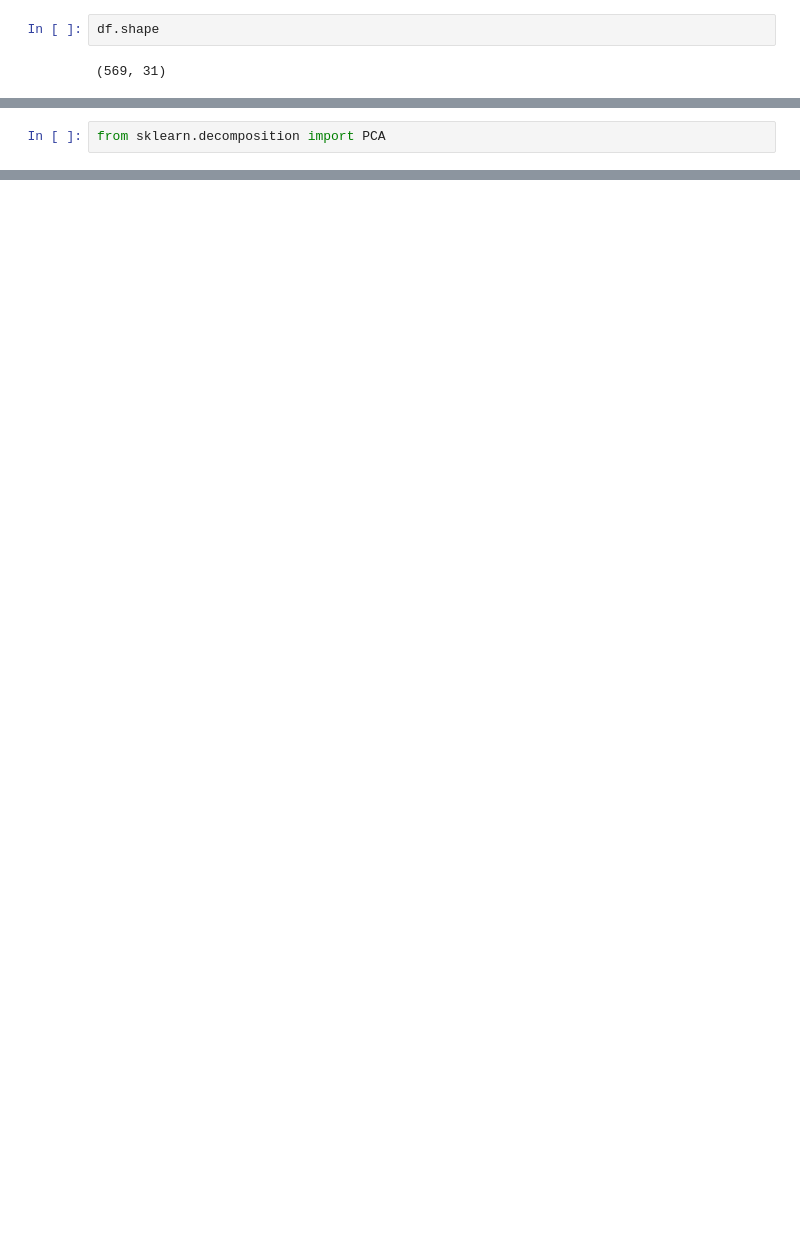
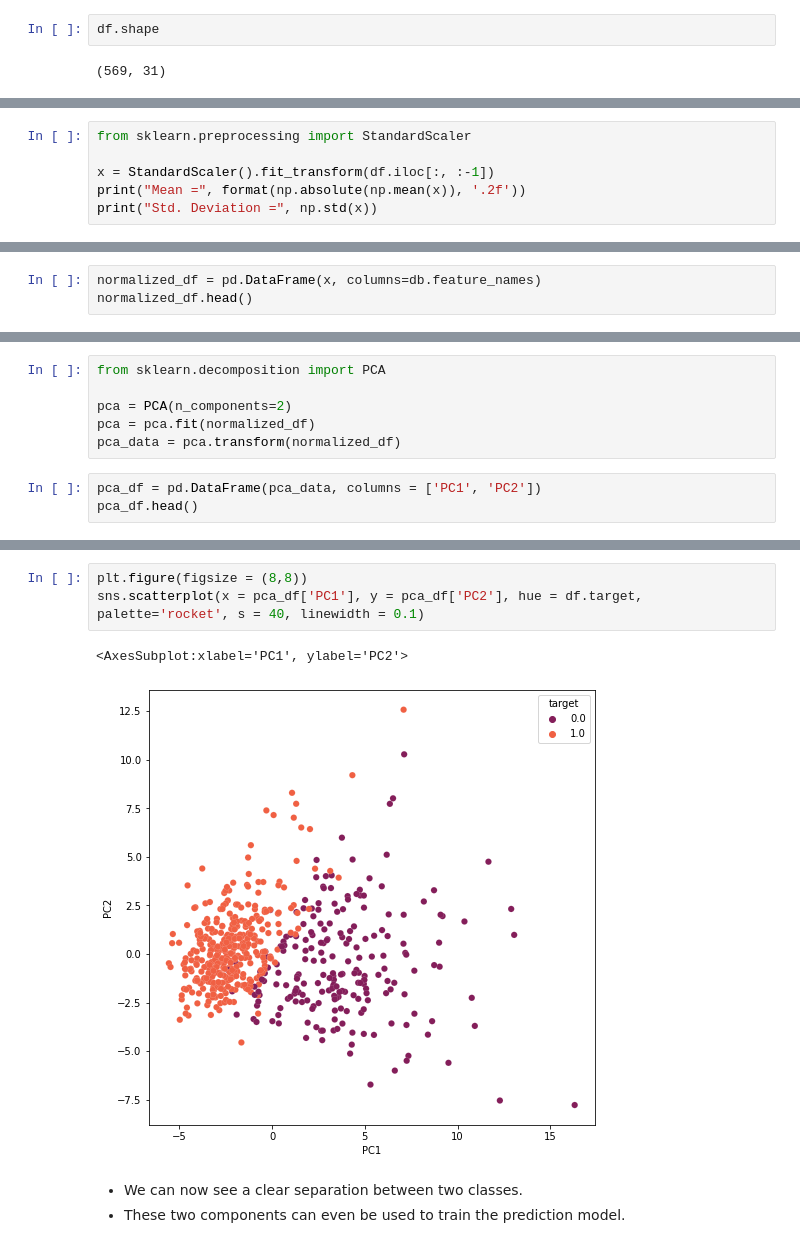
Before and after one commit to faheemrajwadkar/Dimensionality-Reduction, a Jupyter notebook: Dimensionality Reduction Techniques.ipynb, the cells around one changed output, grey strips where cells are left out. Cells and saved outputs as stored; diff of their text form; blank space fills up the shorter version.

```diff
--- a/Dimensionality Reduction Techniques.ipynb
+++ b/Dimensionality Reduction Techniques.ipynb
@@ -56,0 +60,6 @@ df.shape
+# %%
+from sklearn.preprocessing import StandardScaler
+
+x = StandardScaler().fit_transform(df.iloc[:, :-1])
+print("Mean =", format(np.absolute(np.mean(x)), '.2f'))
+print("Std. Deviation =", np.std(x))
@@ -56,0 +69,3 @@ df.shape
+# %%
+normalized_df = pd.DataFrame(x, columns=db.feature_names)
+normalized_df.head()
@@ -57,2 +93,9 @@ df.shape
 # %%
 from sklearn.decomposition import PCA
+
+pca = PCA(n_components=2)
+pca = pca.fit(normalized_df)
+pca_data = pca.transform(normalized_df)
+# %%
+pca_df = pd.DataFrame(pca_data, columns = ['PC1', 'PC2'])
+pca_df.head()
@@ -58,0 +109,9 @@ from sklearn.decomposition import PCA
+# %%
+plt.figure(figsize = (8,8))
+sns.scatterplot(x = pca_df['PC1'], y = pca_df['PC2'], hue = df.target, palette='rocket', s = 40, linewidth = 0.1)
+# %% [output]
+<AxesSubplot:xlabel='PC1', ylabel='PC2'>
+[figure, added]
+# %% [markdown]
+- We can now see a clear separation between two classes.
+- These two components can even be used to train the prediction model.
```
Also changed, not shown: parts of 24 cells of this notebook.
